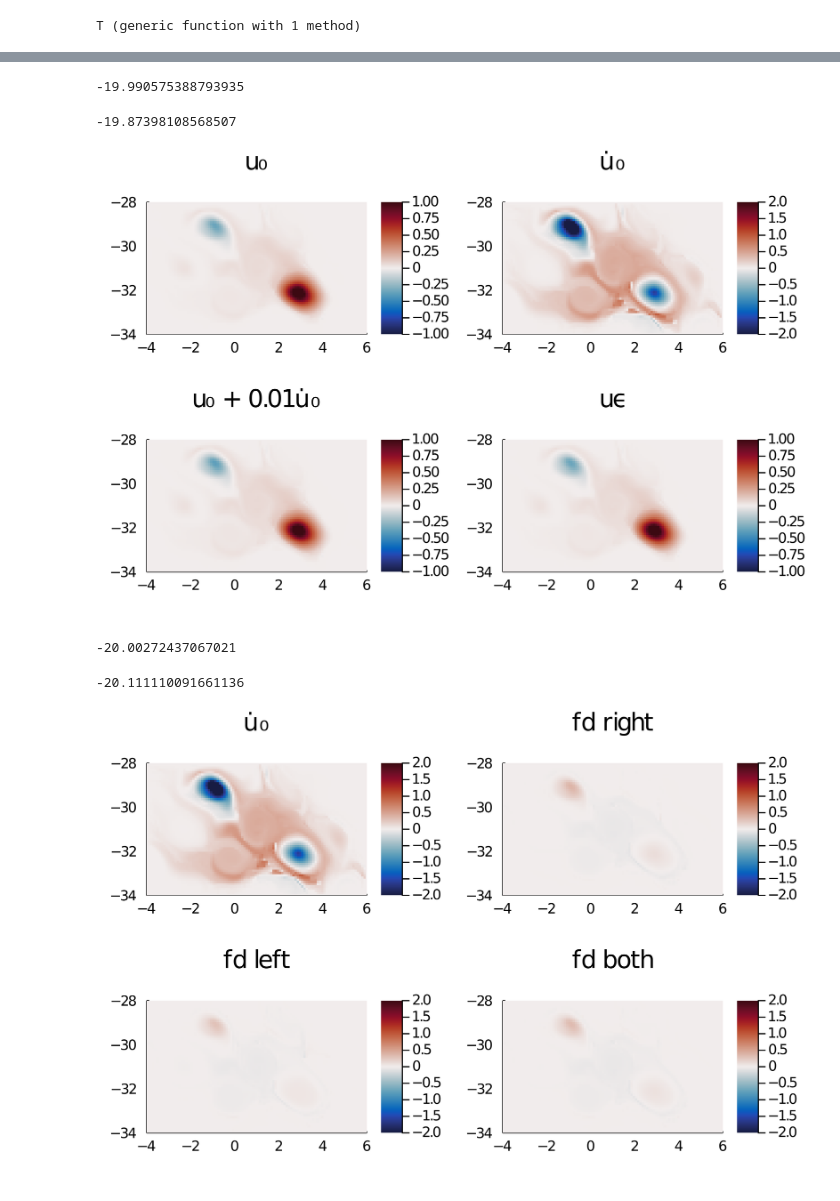
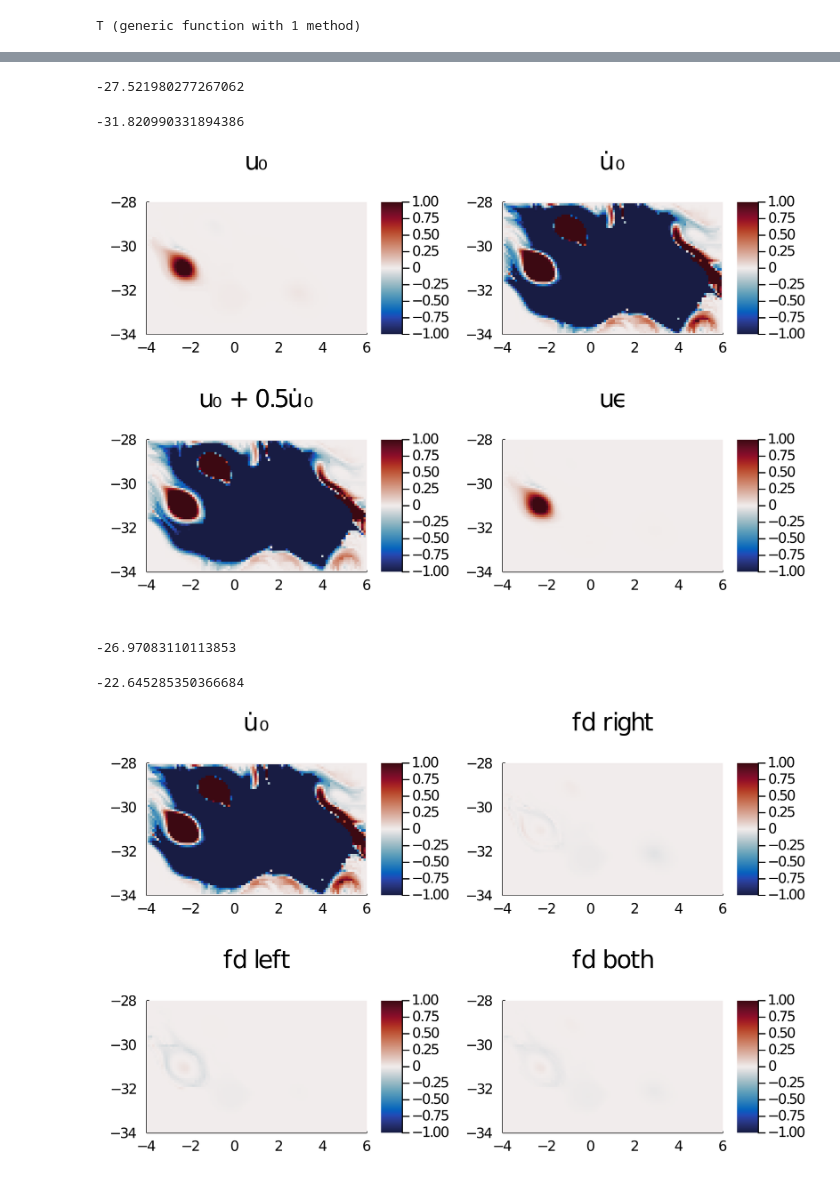
Before and after one commit to MaHermann/CoherentStructures.jl, a Jupyter notebook: notebooks/Ocean Wind/ocean_wind_LR_CG.ipynb, the cells around one changed output, grey strips where cells are left out. Drawn from its saved outputs; the diff is of its cells as text; code cells hidden in the pictures.

```diff
--- a/notebooks/Ocean Wind/ocean_wind_LR_CG.ipynb
+++ b/notebooks/Ocean Wind/ocean_wind_LR_CG.ipynb
@@ -13,13 +13,13 @@ UV = interpolateVF(Lon, Lat, Time, UT, VT);
 # Parameters
 grid_resolution        = 100
 quadrature_order       = 2
-ϵ                      = 0.01             # perturbation
+ϵ                      = 0.5              # perturbation
 selected_ev            = 2
 t_initial              = minimum(Time)
-t_end                  = t_initial+80     # parameter value corresponding to ϵ=0 (t_max is 90)
+t_end                  = t_initial+90     # parameter value corresponding to ϵ=0 (t_max is 90)
 wind_scale             = 1e-5
 wind_center            = 30;
-solver_tolerance       = 1e-8
+solver_tolerance       = 1e-10
 solver                 = OrdinaryDiffEq.BS5()
 # %% [output]
 BS5(true)
@@ -101,34 +101,34 @@ if uϵ[Int(floor(0.75*lat_resolution*lon_resolution+0.75*lon_resolution))]<0
 end
 λϵ
 # %% [output]
--19.990575388793935
+-27.521980277267062
 # %%
 λ₀ + ϵ*λ_dot
 # %% [output]
--19.87398108568507
+-31.820990331894386
 # %%
 color =    :balance
 xticks =   -4:2:6
 yticks =   -34:2:-28
 colorbar = :left
 cmin =     -1
 cmax =     1
-cmin_lr =  -2
-cmax_lr =  2
+cmin_lr =  -1
+cmax_lr =  1
 #unfortunately there is no option for colorbar ticks
 
 
 original      = plot_u(ctx, u₀,           lon_resolution, lat_resolution, title="u₀", bdata=bdata,
                 colorbar=colorbar, color=color, clims=(cmin,cmax), xticks=xticks, yticks=yticks)
 derivative    = plot_u(ctx, u_dot,       lon_resolution, lat_resolution, title="u̇ ₀", bdata=bdata,
                 colorbar=colorbar, color=color, clims=(cmin_lr,cmax_lr), xticks=xticks, yticks=yticks)
 extrapolated  = plot_u(ctx, u₀ + ϵ*u_dot, lon_resolution, lat_resolution, title="u₀ + $(ϵ)u̇ ₀", bdata=bdata,
                 colorbar=colorbar, color=color, clims=(cmin,cmax), xticks=xticks, yticks=yticks)
 exact         = plot_u(ctx, uϵ,          lon_resolution, lat_resolution, title="uϵ", bdata=bdata,
                 colorbar=colorbar, color=color, clims=(cmin,cmax), xticks=xticks, yticks=yticks)
 Plots.plot(original,derivative,extrapolated,exact, fmt=:png, dpi=500)
 # %% [output]
-[figure, old version]
+[figure, new version]
 # %%
 # calculate the exact uminusϵ
 DTminusϵ(x) = linearized_flow_autodiff(y -> T(y,-ϵ) , x)
@@ -145,11 +145,11 @@ if uminusϵ[Int(floor(0.75*lat_resolution*lon_resolution+0.75*lon_resolution))]<
 end
 λminusϵ
 # %% [output]
--20.00272437067021
+-26.97083110113853
 # %%
 λ₀ - ϵ*λ_dot
 # %% [output]
--20.111110091661136
+-22.645285350366684
 # %%
 finite_diff_right = plot_u(ctx, (uϵ - u₀)/ϵ,          lon_resolution, lat_resolution, title="fd right", bdata=bdata,
                 colorbar=colorbar, color=color, clims=(cmin_lr,cmax_lr), xticks=xticks, yticks=yticks)
@@ -159,4 +159,4 @@ finite_diff_both = plot_u(ctx, (uϵ - uminusϵ)/ 2ϵ,          lon_resolution, l
                 colorbar=colorbar, color=color, clims=(cmin_lr,cmax_lr), xticks=xticks, yticks=yticks)
 Plots.plot(derivative,finite_diff_right,finite_diff_left,finite_diff_both, fmt=:png, dpi=500)
 # %% [output]
-[figure, old version]
+[figure, new version]
```
Also changed, not shown: parts of 9 cells of this notebook, 3 other files.
